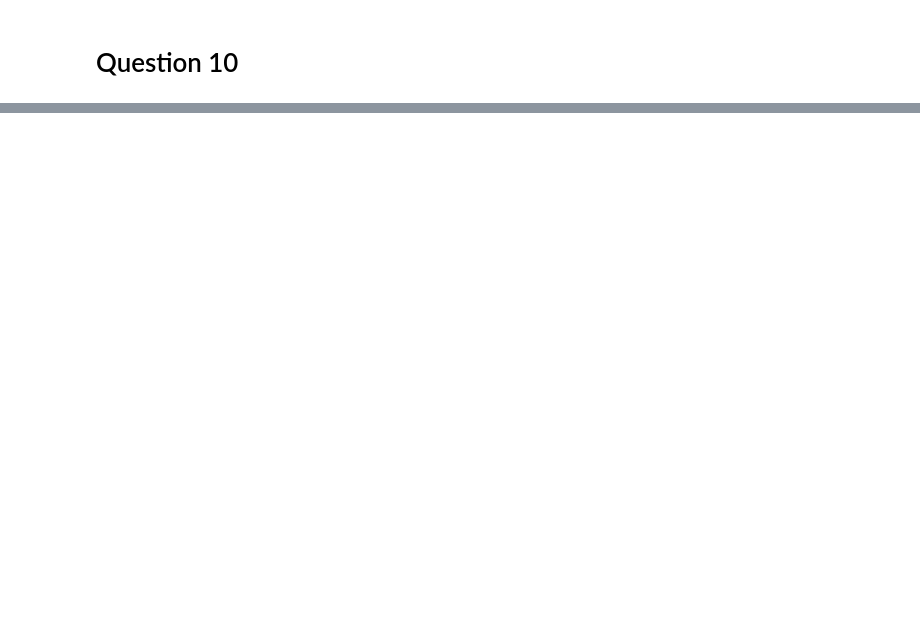
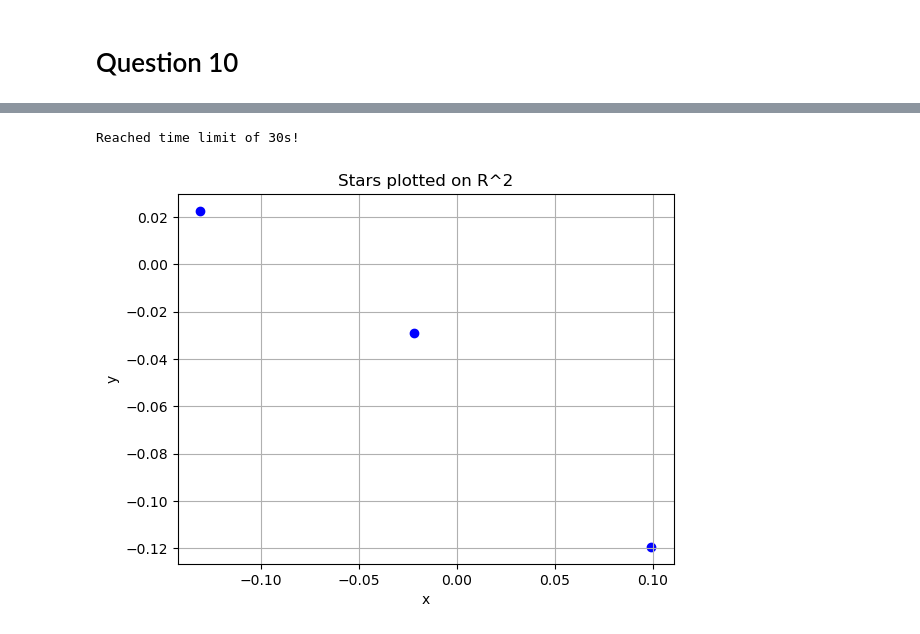
Before and after one commit to gzein/ContOpt_HW2, a Jupyter notebook: ContOpt_HW2.ipynb, the cells around one changed output, grey strips where cells are left out. Drawn from its saved outputs; the diff is of its cells as text; code cells hidden in the pictures; blank space fills up the shorter version.

```diff
--- a/ContOpt_HW2.ipynb
+++ b/ContOpt_HW2.ipynb
@@ -13,8 +13,9 @@ import time
 from typing import List
 from typing import Tuple
 
+#don't change the dataset anywhere else but here, else variable names need to all be reinitialised.
 
-data = loadmat('data.mat')
+data = loadmat('data-toy.mat')
 print(data.keys())
 sigma = float(data['sigma'])
 
@@ -481,0 +483,14 @@ def TRsolver(x0: np.array, Delta0: float, DeltaBar: float, rhoPrime: float=0.1,
+# %%
+# random intial points np.ndarray[(2K,1)]
+
+starting_point_ex_1 = np.zeros((2,K))
+
+starting_point_ex_2 = np.ones((2,K))
+
+# continue testing, with random points, etc
+
+#plotting_stars(starting_point_ex_1)
+#plotting_stars(starting_point_ex_2)
+# %% [output]
+Reached time limit of 30s!
+[figure, added]
```
Also changed, not shown: parts of 11 cells of this notebook.
